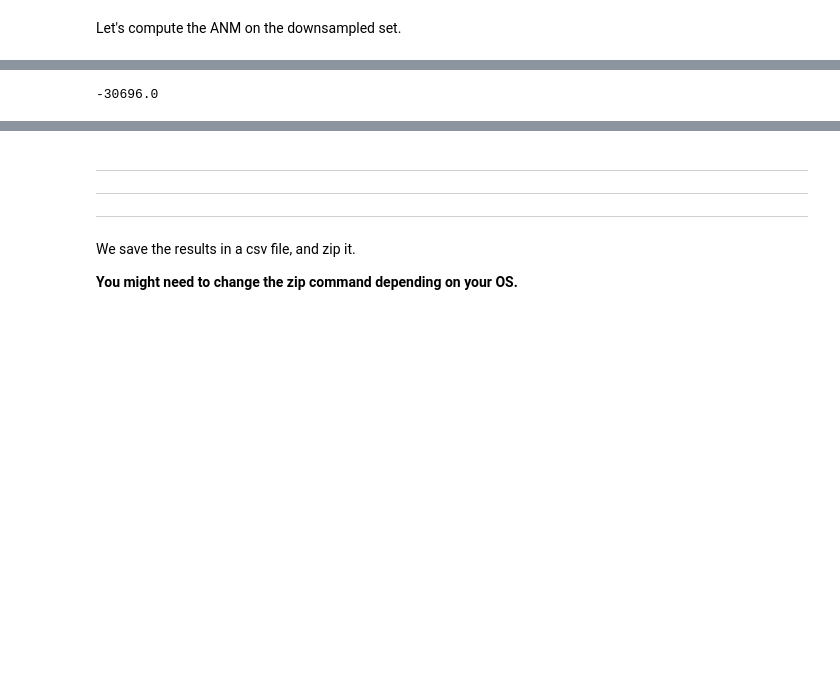
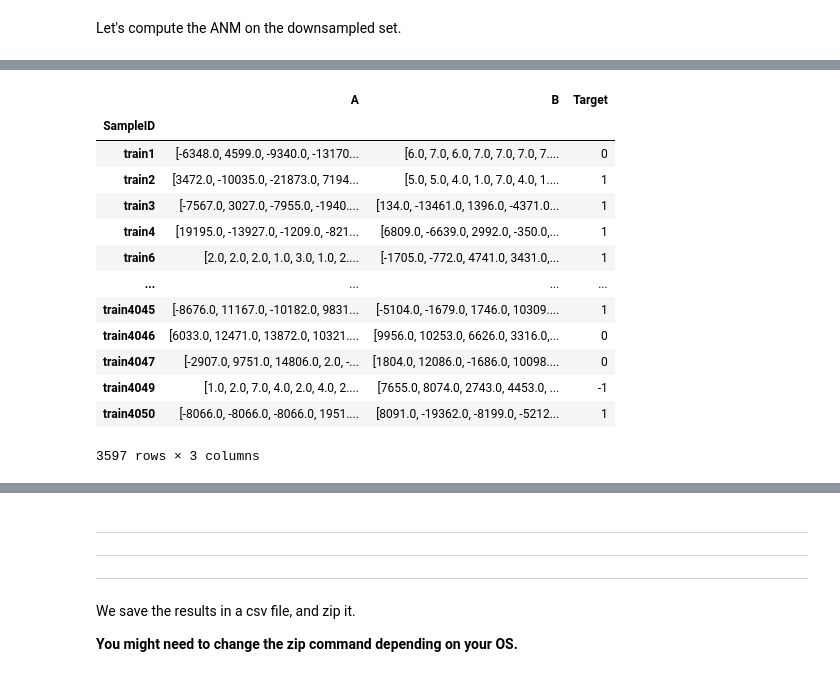
Before and after one commit to RachaHachem/Solving-Medi-Fair-Challenge, a Jupyter notebook: Code/Medi_Fair_baseline_methods.ipynb, the cells around one changed output, grey strips where cells are left out. Saved outputs shown, nothing was run; the diff lists cells and outputs as text; code cells hidden in the pictures; blank space fills up the shorter version.

```diff
--- a/Code/Medi_Fair_baseline_methods.ipynb
+++ b/Code/Medi_Fair_baseline_methods.ipynb
@@ -546,4 +358,20 @@ The frame.append method is deprecated and will be removed from pandas in a futur
-# %%
-X_train_downsampled['A'].iloc[0].min()
-# %% [output]
--30696.0
+# %%
+numerical_data = X_train_downsampled.drop(categorical_data.index)
+numerical_data['Target'] = y_train['Target'].loc[numerical_data.index].values
+
+numerical_data
+# %% [output]
+|  | A | B | Target |
+| SampleID |  |  |  |
+| train1 | [-6348.0, 4599.0, -9340.0, -13170... | [6.0, 7.0, 6.0, 7.0, 7.0, 7.0, 7.... | 0 |
+| train2 | [3472.0, -10035.0, -21873.0, 7194... | [5.0, 5.0, 4.0, 1.0, 7.0, 4.0, 1.... | 1 |
+| train3 | [-7567.0, 3027.0, -7955.0, -1940.... | [134.0, -13461.0, 1396.0, -4371.0... | 1 |
+| train4 | [19195.0, -13927.0, -1209.0, -821... | [6809.0, -6639.0, 2992.0, -350.0,... | 1 |
+| train6 | [2.0, 2.0, 2.0, 1.0, 3.0, 1.0, 2.... | [-1705.0, -772.0, 4741.0, 3431.0,... | 1 |
+| ... | ... | ... | ... |
+| train4045 | [-8676.0, 11167.0, -10182.0, 9831... | [-5104.0, -1679.0, 1746.0, 10309.... | 1 |
+| train4046 | [6033.0, 12471.0, 13872.0, 10321.... | [9956.0, 10253.0, 6626.0, 3316.0,... | 0 |
+| train4047 | [-2907.0, 9751.0, 14806.0, 2.0, -... | [1804.0, 12086.0, -1686.0, 10098.... | 0 |
+| train4049 | [1.0, 2.0, 7.0, 4.0, 2.0, 4.0, 2.... | [7655.0, 8074.0, 2743.0, 4453.0, ... | -1 |
+| train4050 | [-8066.0, -8066.0, -8066.0, 1951.... | [8091.0, -19362.0, -8199.0, -5212... | 1 |
+3597 rows × 3 columns
```
Also changed, not shown: parts of 21 cells of this notebook.
